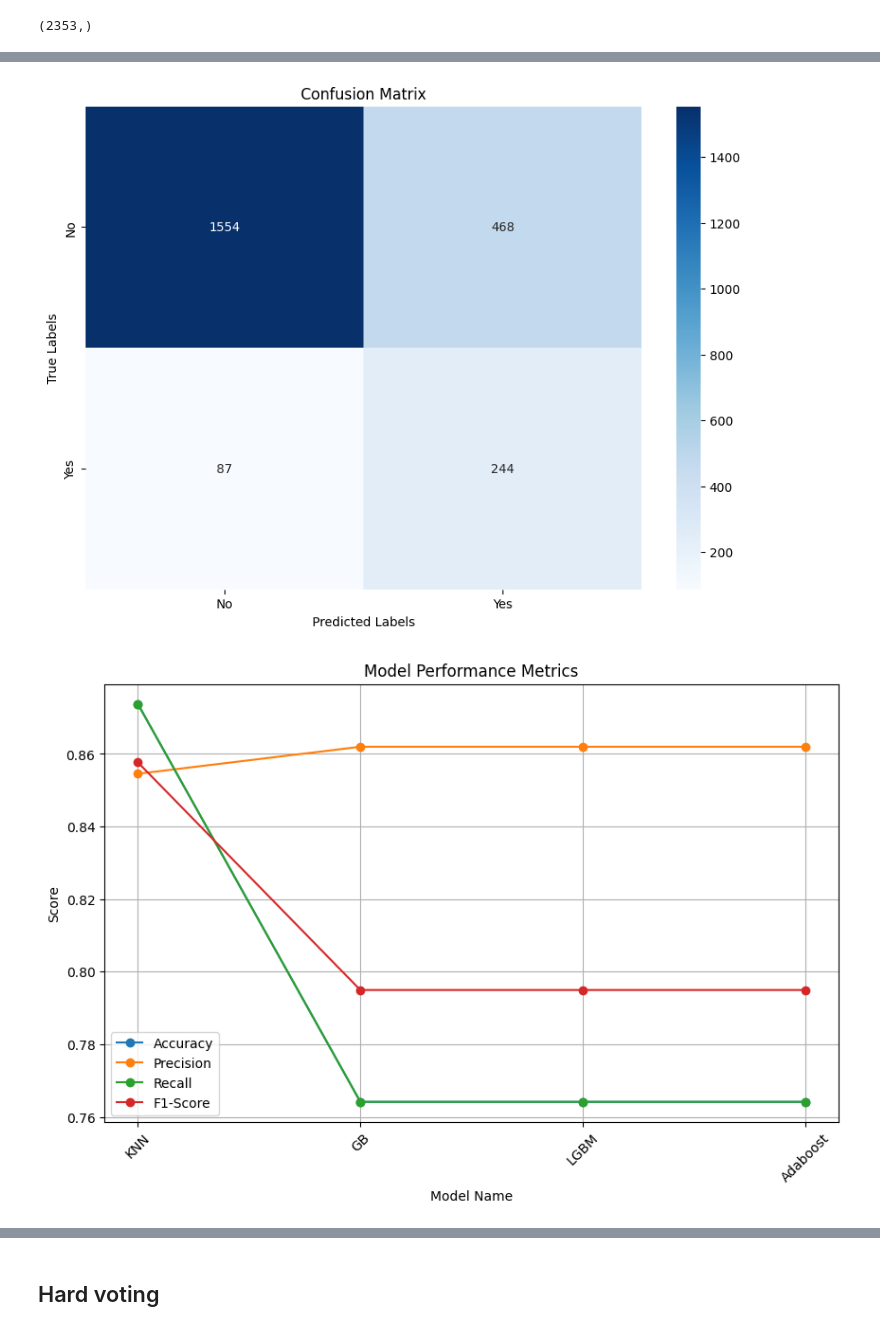
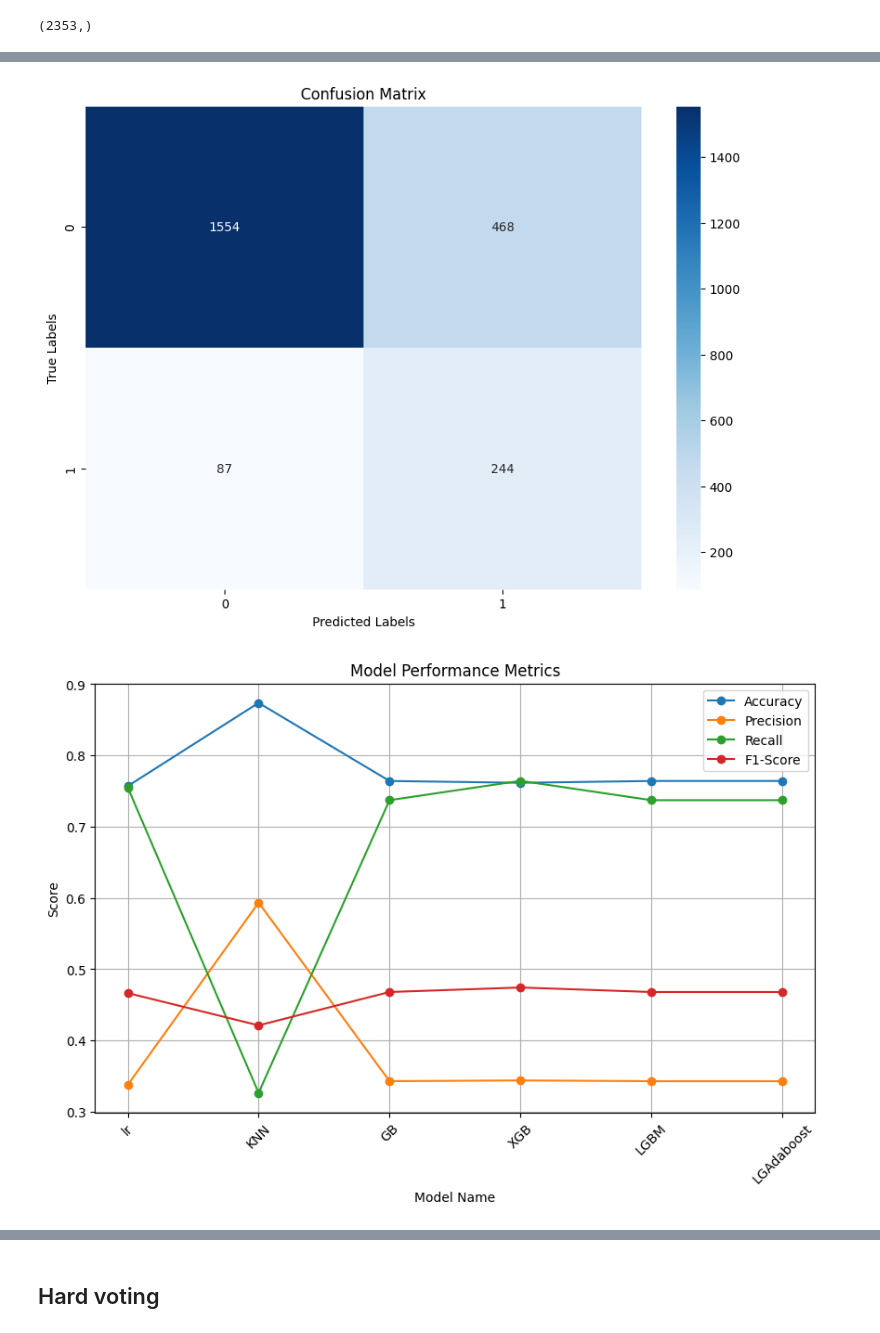
Before and after one commit to arahjou/finance_Richardo_Ali, a Jupyter notebook: StarterNotebook.ipynb, the cells around one changed output, grey strips where cells are left out. Cells and saved outputs as stored; diff of their text form; code cells hidden in the pictures.

```diff
--- a/StarterNotebook.ipynb
+++ b/StarterNotebook.ipynb
@@ -194,0 +193,7 @@ y = train['bank_account']
+# %%
+from sklearn.preprocessing import LabelEncoder
+y_transformer = LabelEncoder()
+y = train['bank_account']
+
+y_transformer = LabelEncoder()
+y = y_transformer.fit_transform(y)
@@ -580,9 +763,9 @@ y_pred = Adaboost_model_fit.predict(X_test)
 
 # Calculate and print metrics
 accuracy = accuracy_score(y_test, y_pred)
-precision = precision_score(y_test, y_pred, average='weighted')
-recall = recall_score(y_test, y_pred, average='weighted')
-f1 = f1_score(y_test, y_pred, average='weighted')
+precision = precision_score(y_test, y_pred) # average='weighted'
+recall = recall_score(y_test, y_pred)
+f1 = f1_score(y_test, y_pred)
 
 print(f"Accuracy: {accuracy:.4f}")
 print(f"Precision: {precision:.4f}")
@@ -601,8 +784,12 @@ plt.title('Confusion Matrix')
 plt.show()
 
 
+# Predict probabilities for the positive class (1)
+scores = Adaboost_model_fit.predict_proba(X_test)[:, 1]
+
 # Example of how to call these functions
-append_metrics('Adaboost', accuracy, precision, recall, f1)
+append_metrics('LGAdaboost', accuracy, precision, recall, f1, y_test, scores)
 plot_metrics()
+plot_all_roc_curves()
 # %% [output]
 Accuracy: 0.7641
@@ -612,2 +799,2 @@ F1-Score: 0.7949
-[figure, old version]
+[figure, new version]
-[figure, old version]
+[figure, new version]
```
Also changed, not shown: parts of 24 cells of this notebook, 1 other file.
